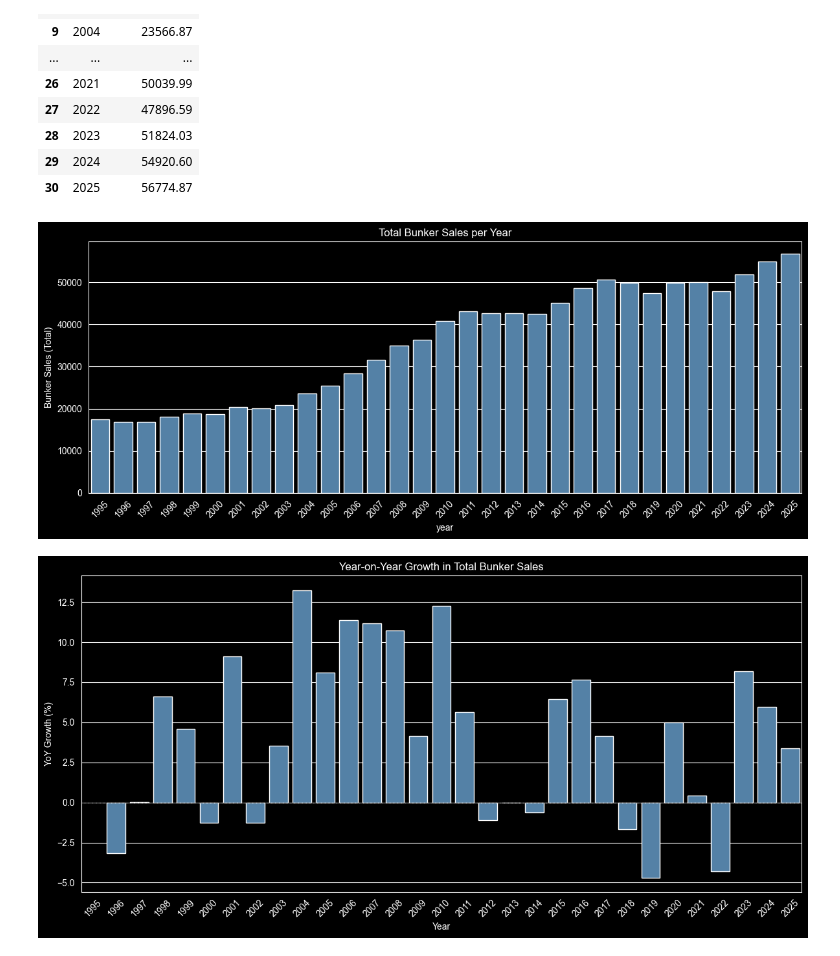
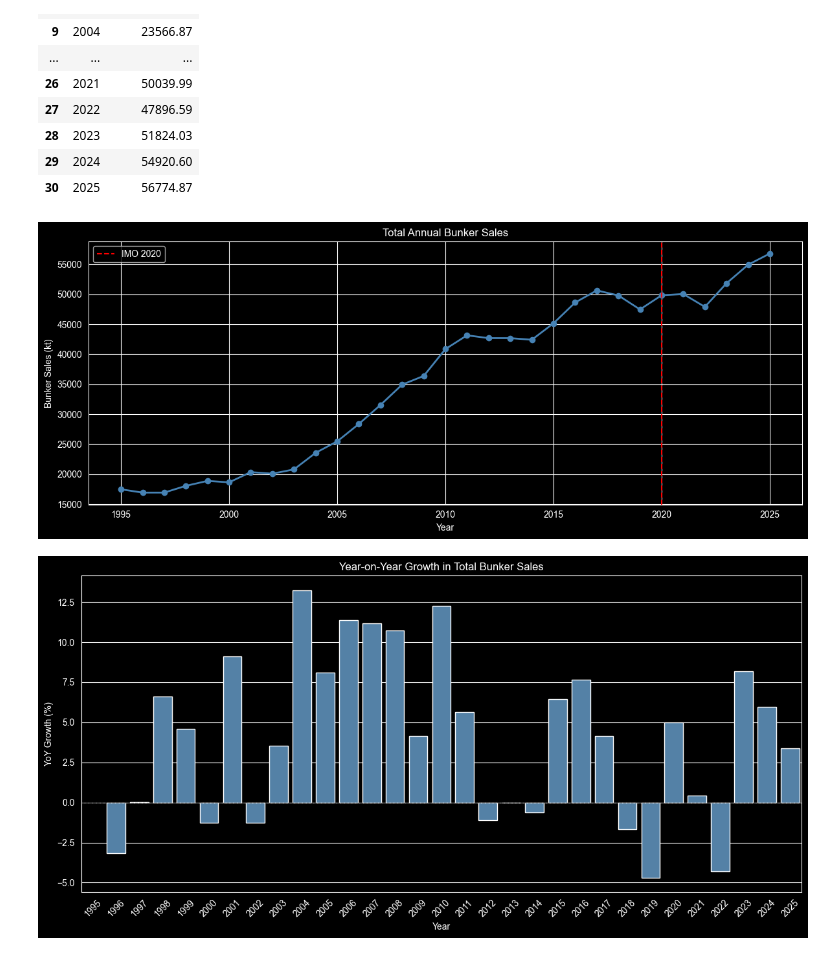
Before and after one commit to Javen420/Exports-Analysis, a Jupyter notebook: notebooks/market_overview.ipynb, the cells around one changed output. Saved outputs shown, nothing was run; the diff lists cells and outputs as text; code cells hidden in the pictures.

```diff
--- a/notebooks/market_overview.ipynb
+++ b/notebooks/market_overview.ipynb
@@ -43,15 +43,17 @@ yearly
 | 29 | 2024 | 54920.60 |
 | 30 | 2025 | 56774.87 |
 # %%
-plt.figure(figsize=(12, 5))
-sns.barplot(data=yearly, x="year", y="bunker_sales", color="steelblue")
-plt.ylabel("Bunker Sales (Total)")
-plt.title("Total Bunker Sales per Year")
-plt.xticks(rotation=45)
+fig, ax = plt.subplots(figsize=(12, 5))
+ax.plot(yearly["year"], yearly["bunker_sales"], marker="o", color="steelblue", linewidth=2)
+ax.axvline(2020, color="red", linestyle="--", linewidth=1.5, label="IMO 2020")
+ax.set_xlabel("Year")
+ax.set_ylabel("Bunker Sales (kt)")
+ax.set_title("Total Annual Bunker Sales")
+ax.legend()
 plt.tight_layout()
 plt.show()
 # %% [output]
-[figure, old version]
+[figure, new version]
 # %%
 yearly["yoy_growth"] = yearly["bunker_sales"].pct_change() * 100
 # %%
```
Also changed, not shown: parts of 5 cells of this notebook.
